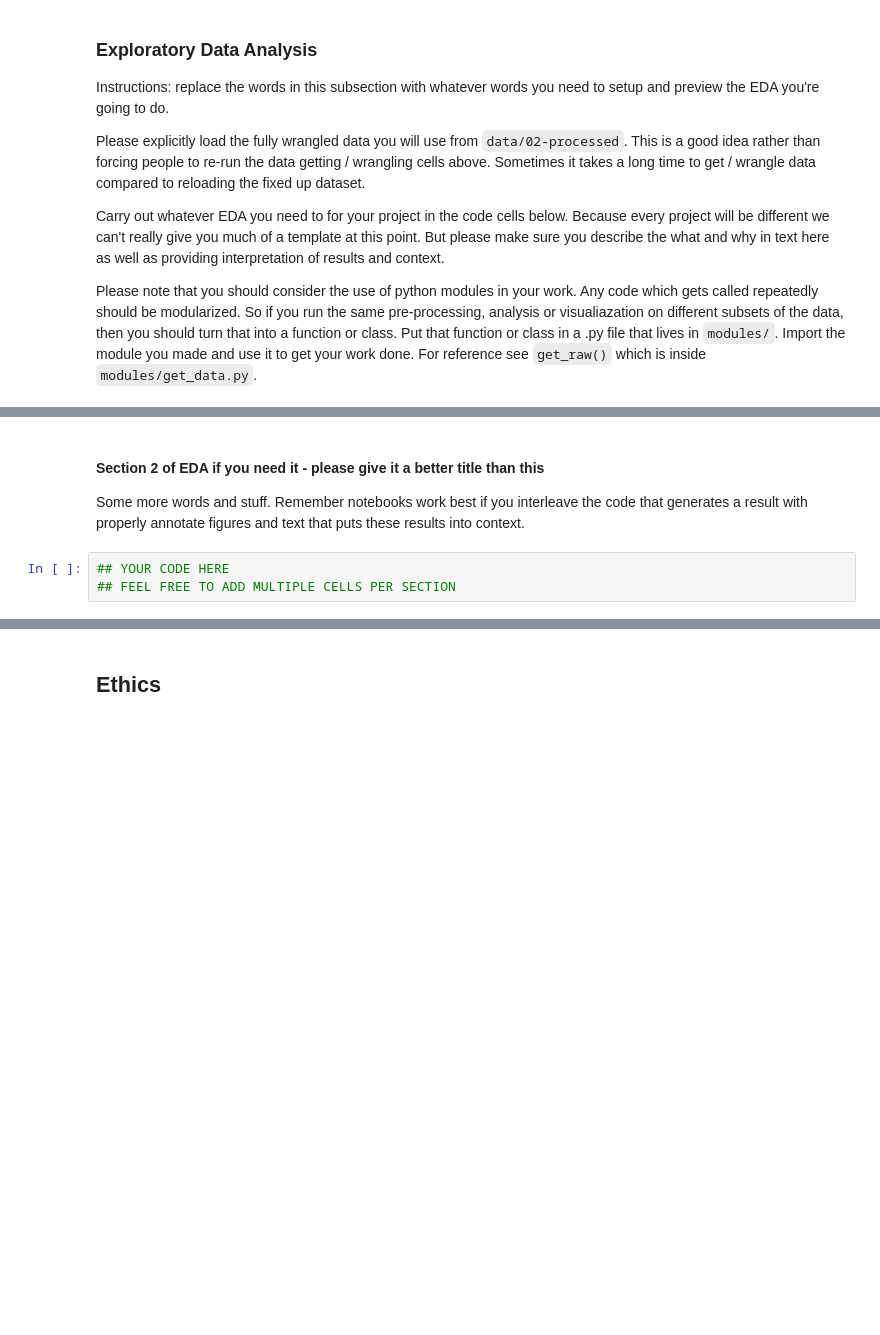
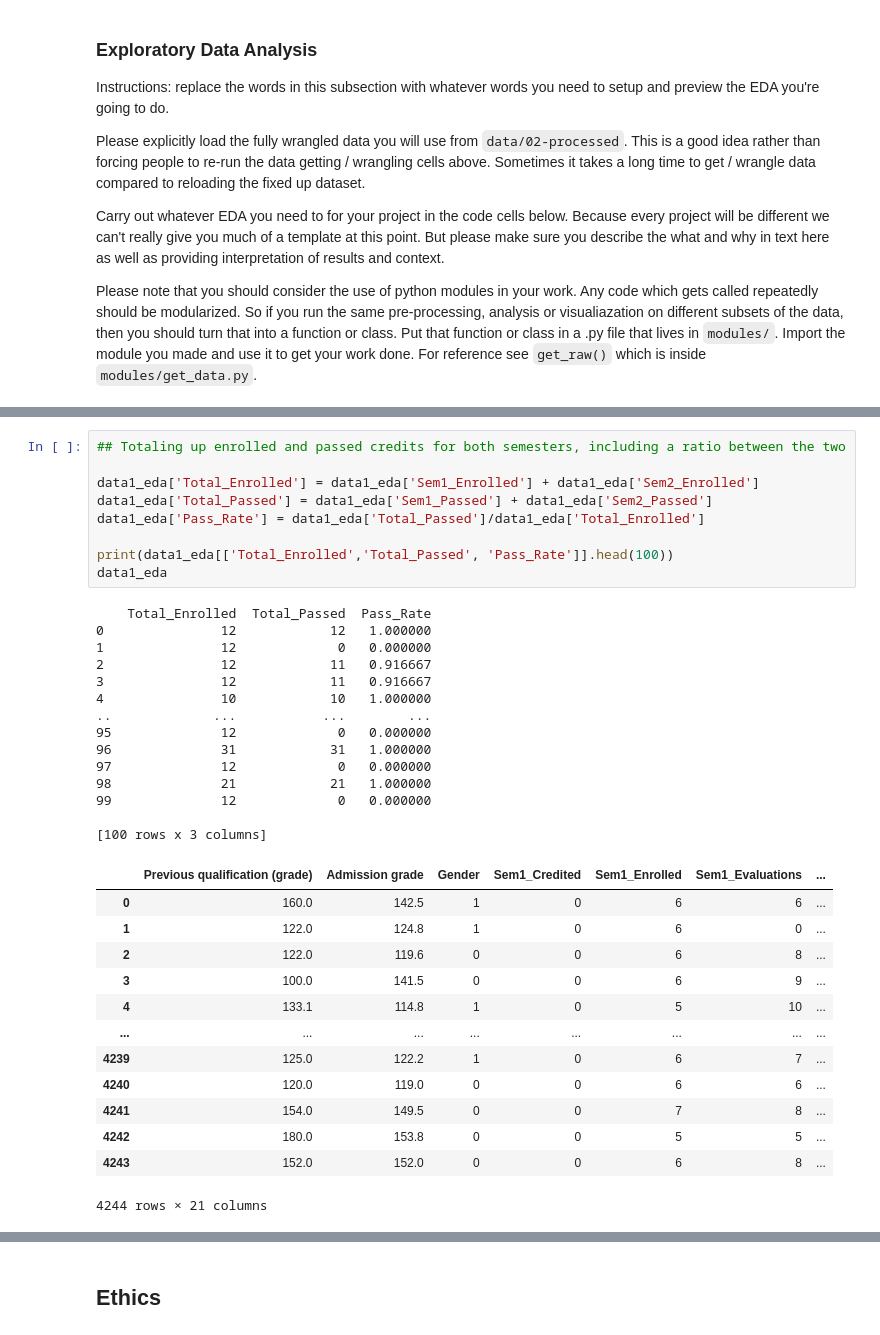
Before and after one commit to COGS108/Group127_WI26, a Jupyter notebook: 02-EDACheckpoint.ipynb, the cells around one changed output, grey strips where cells are left out. Saved outputs shown, nothing was run; the diff lists cells and outputs as text; blank space fills up the shorter version.

```diff
--- a/02-EDACheckpoint.ipynb
+++ b/02-EDACheckpoint.ipynb
@@ -710,9 +716,39 @@ print(data1_eda[['Sem1_Gpa','Sem2_Gpa', 'Avg_Gpa']].head(100))
 
 [100 rows x 3 columns]
-# %% [markdown]
-#### Section 2 of EDA if you need it  - please give it a better title than this
-
-Some more words and stuff.  Remember notebooks work best if you interleave the code that generates a result with properly annotate figures and text that puts these results into context.
-# %%
-## YOUR CODE HERE
-## FEEL FREE TO ADD MULTIPLE CELLS PER SECTION
+# %%
+## Totaling up enrolled and passed credits for both semesters, including a ratio between the two
+
+data1_eda['Total_Enrolled'] = data1_eda['Sem1_Enrolled'] + data1_eda['Sem2_Enrolled']
+data1_eda['Total_Passed'] = data1_eda['Sem1_Passed'] + data1_eda['Sem2_Passed']
+data1_eda['Pass_Rate'] = data1_eda['Total_Passed']/data1_eda['Total_Enrolled']
+
+print(data1_eda[['Total_Enrolled','Total_Passed', 'Pass_Rate']].head(100))
+data1_eda
+# %% [output]
+    Total_Enrolled  Total_Passed  Pass_Rate
+0               12            12   1.000000
+1               12             0   0.000000
+2               12            11   0.916667
+3               12            11   0.916667
+4               10            10   1.000000
+..             ...           ...        ...
+95              12             0   0.000000
+96              31            31   1.000000
+97              12             0   0.000000
+98              21            21   1.000000
+99              12             0   0.000000
+
+[100 rows x 3 columns]
+|  | Previous qualification (grade) | Admission grade | Gender | Sem1_Credited | Sem1_Enrolled | Sem1_Evaluations | ... |
+| 0 | 160.0 | 142.5 | 1 | 0 | 6 | 6 | ... |
+| 1 | 122.0 | 124.8 | 1 | 0 | 6 | 0 | ... |
+| 2 | 122.0 | 119.6 | 0 | 0 | 6 | 8 | ... |
+| 3 | 100.0 | 141.5 | 0 | 0 | 6 | 9 | ... |
+| 4 | 133.1 | 114.8 | 1 | 0 | 5 | 10 | ... |
+| ... | ... | ... | ... | ... | ... | ... | ... |
+| 4239 | 125.0 | 122.2 | 1 | 0 | 6 | 7 | ... |
+| 4240 | 120.0 | 119.0 | 0 | 0 | 6 | 6 | ... |
+| 4241 | 154.0 | 149.5 | 0 | 0 | 7 | 8 | ... |
+| 4242 | 180.0 | 153.8 | 0 | 0 | 5 | 5 | ... |
+| 4243 | 152.0 | 152.0 | 0 | 0 | 6 | 8 | ... |
+4244 rows × 21 columns
```
Also changed, not shown: parts of 20 cells of this notebook, 2 other files.
